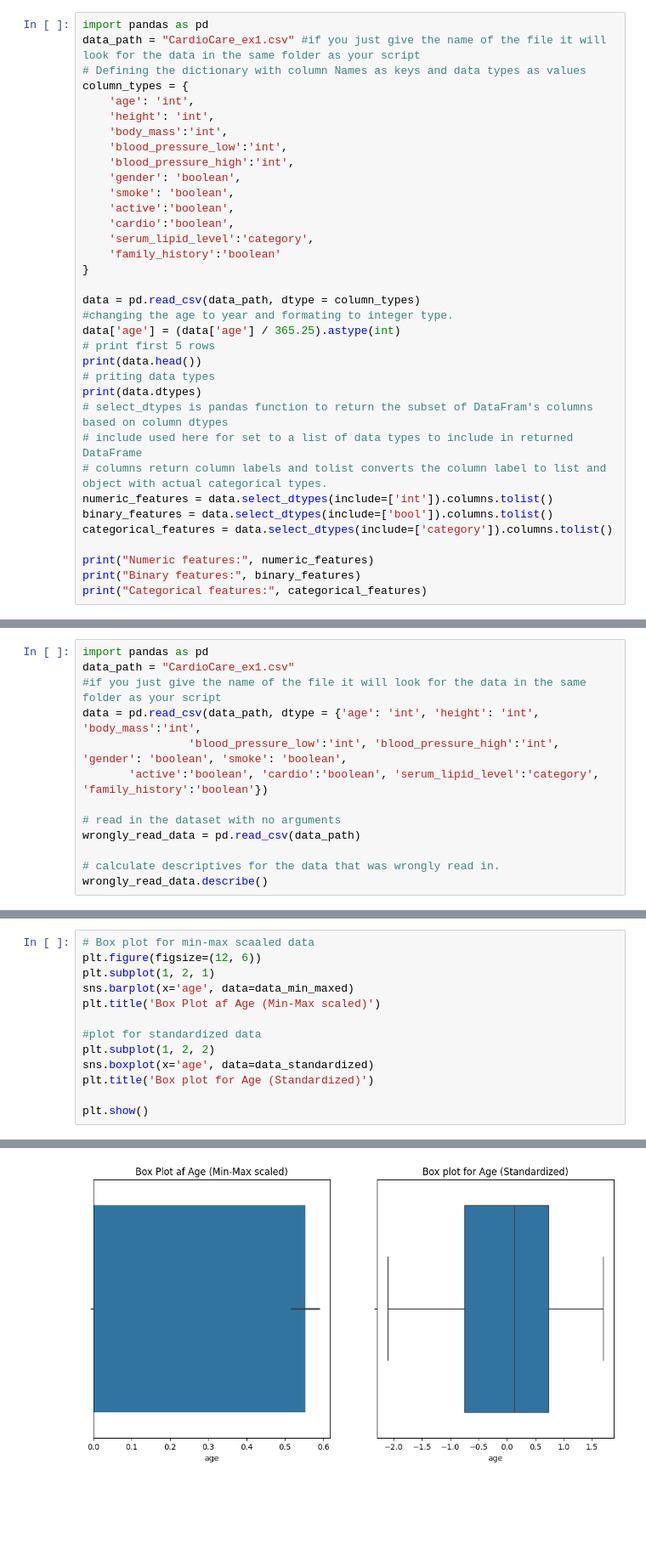
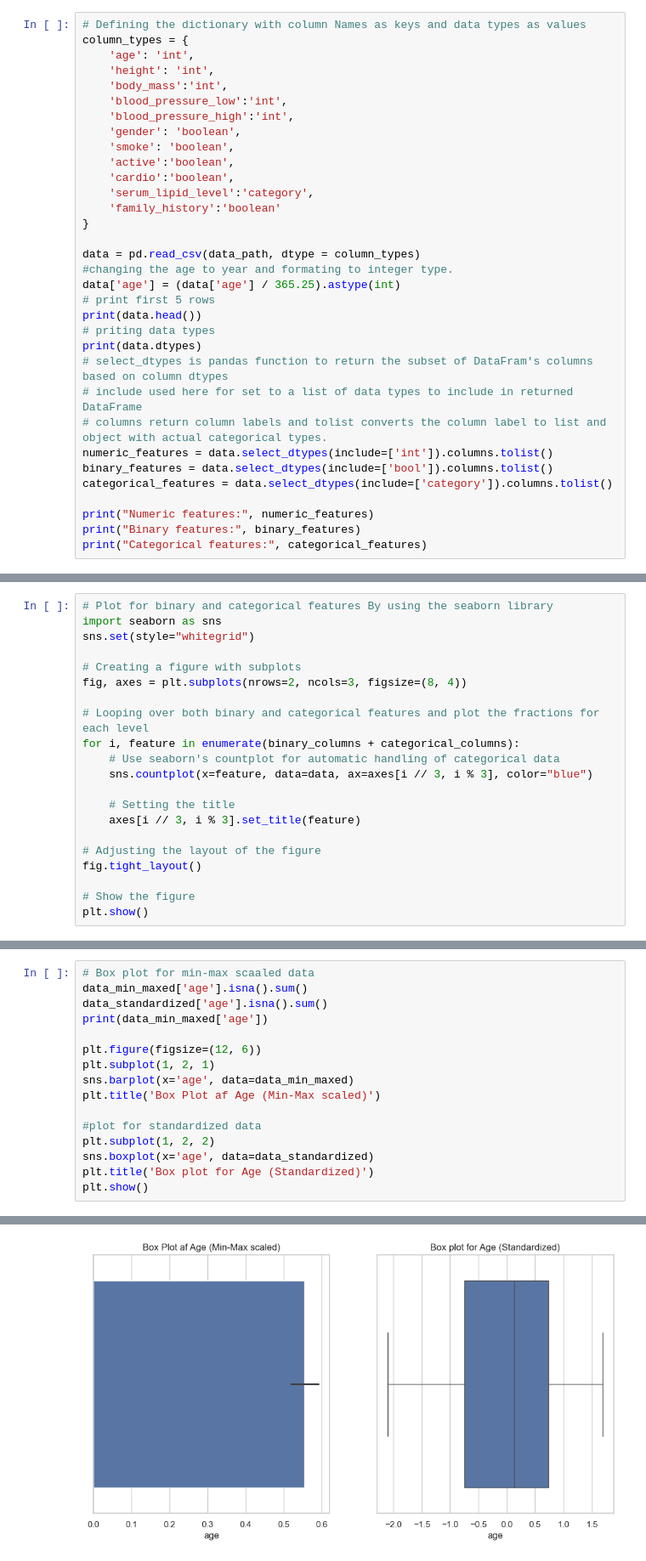
Before and after one commit to Shyamraja/CardioDataPreparation-Analysis, a Jupyter notebook: exercise.ipynb, the cells around one changed output, grey strips where cells are left out. Shown at 85% size. Drawn from its saved outputs; the diff is of its cells as text; blank space fills up the shorter version.

```diff
--- a/exercise.ipynb
+++ b/exercise.ipynb
@@ -37,8 +37,6 @@ Numeric features: ['age', 'height', 'body_mass', 'blood_pressure_high', 'blood_p
 Binary features: ['gender', 'smoke', 'active', 'cardio', 'family_history']
 Categorical features: ['serum_lipid_level']
 # %%
-import pandas as pd
-data_path = "CardioCare_ex1.csv" #if you just give the name of the file it will look for the data in the same folder as your script
 # Defining the dictionary with column Names as keys and data types as values
 column_types = {
     'age': 'int',
@@ -219,16 +201,3 @@ count     210    210    210    210            210               210
 unique      2      2      2      2              2                 4
 top     False  False   True  False          False            normal
 freq      129    186    162    105            128               153
-# %%
-import pandas as pd
-data_path = "CardioCare_ex1.csv"
-#if you just give the name of the file it will look for the data in the same folder as your script
-data = pd.read_csv(data_path, dtype = {'age': 'int', 'height': 'int', 'body_mass':'int',
-                'blood_pressure_low':'int', 'blood_pressure_high':'int', 'gender': 'boolean', 'smoke': 'boolean',
-       'active':'boolean', 'cardio':'boolean', 'serum_lipid_level':'category', 'family_history':'boolean'})
-
-# read in the dataset with no arguments
-wrongly_read_data = pd.read_csv(data_path)
-
-# calculate descriptives for the data that was wrongly read in.
-wrongly_read_data.describe()
@@ -334,0 +296,21 @@ plt.show()
+# %%
+# Plot for binary and categorical features By using the seaborn library
+import seaborn as sns
+sns.set(style="whitegrid")
+
+# Creating a figure with subplots
+fig, axes = plt.subplots(nrows=2, ncols=3, figsize=(8, 4))
+
+# Looping over both binary and categorical features and plot the fractions for each level
+for i, feature in enumerate(binary_columns + categorical_columns):
+    # Use seaborn's countplot for automatic handling of categorical data
+    sns.countplot(x=feature, data=data, ax=axes[i // 3, i % 3], color="blue")
+
+    # Setting the title
+    axes[i // 3, i % 3].set_title(feature)
+
+# Adjusting the layout of the figure
+fig.tight_layout()
+
+# Show the figure
+plt.show()
@@ -501,6 +488,10 @@ print(data_standardized[numerical_columns])
 [210 rows x 5 columns]
 # %%
 # Box plot for min-max scaaled data
+data_min_maxed['age'].isna().sum()
+data_standardized['age'].isna().sum()
+print(data_min_maxed['age'])
+
 plt.figure(figsize=(12, 6))
 plt.subplot(1, 2, 1)
 sns.barplot(x='age', data=data_min_maxed)
@@ -510,6 +501,5 @@ plt.title('Box Plot af Age (Min-Max scaled)')
 plt.subplot(1, 2, 2)
 sns.boxplot(x='age', data=data_standardized)
 plt.title('Box plot for Age (Standardized)')
-
 plt.show()
 # %% [output]
@@ -516,4 +518,4 @@ plt.show()
-[figure, old version]
+[figure, new version]
 # %%
 ### Add an outlier
 import numpy as np
```
Also changed, not shown: parts of 21 cells of this notebook.
